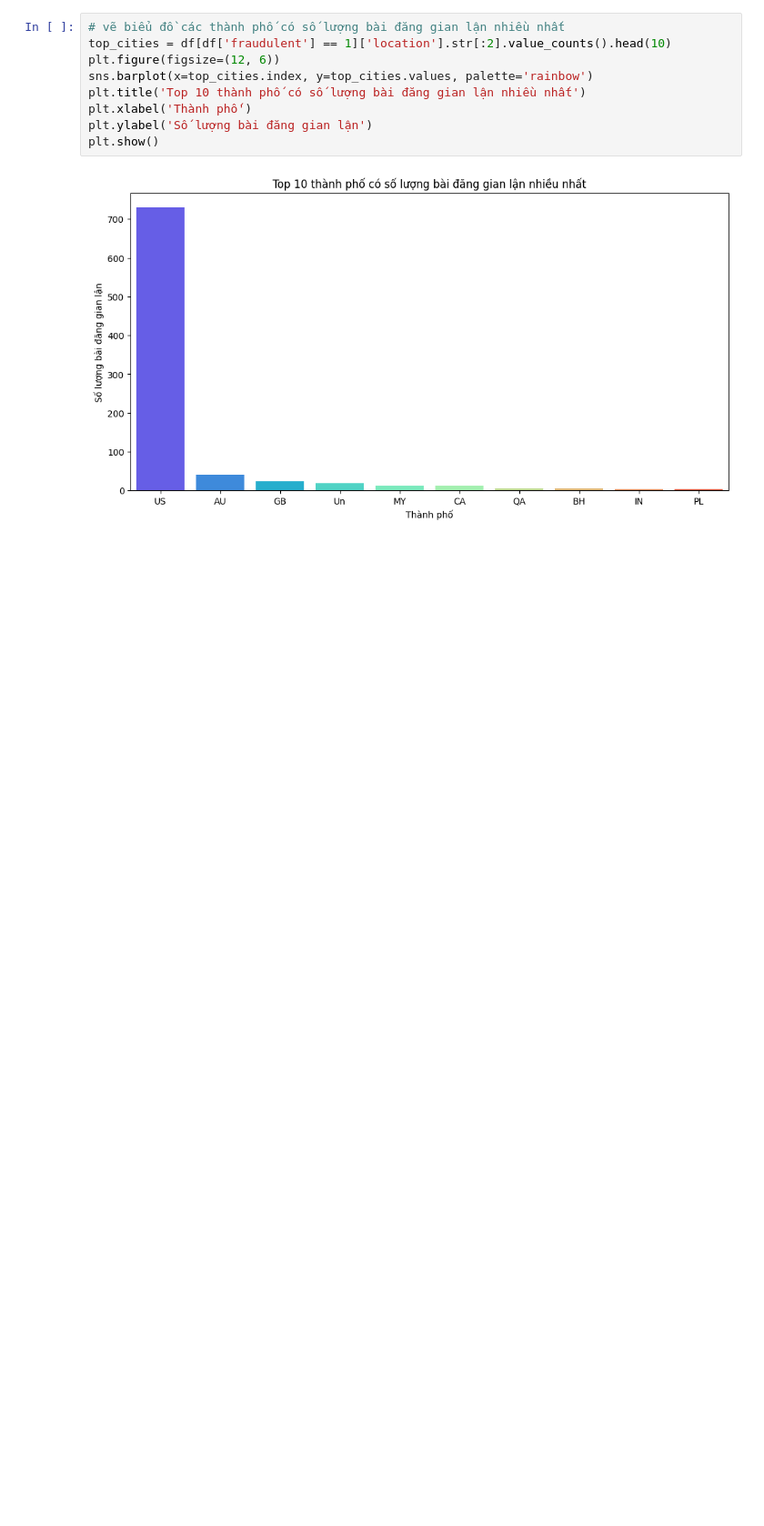
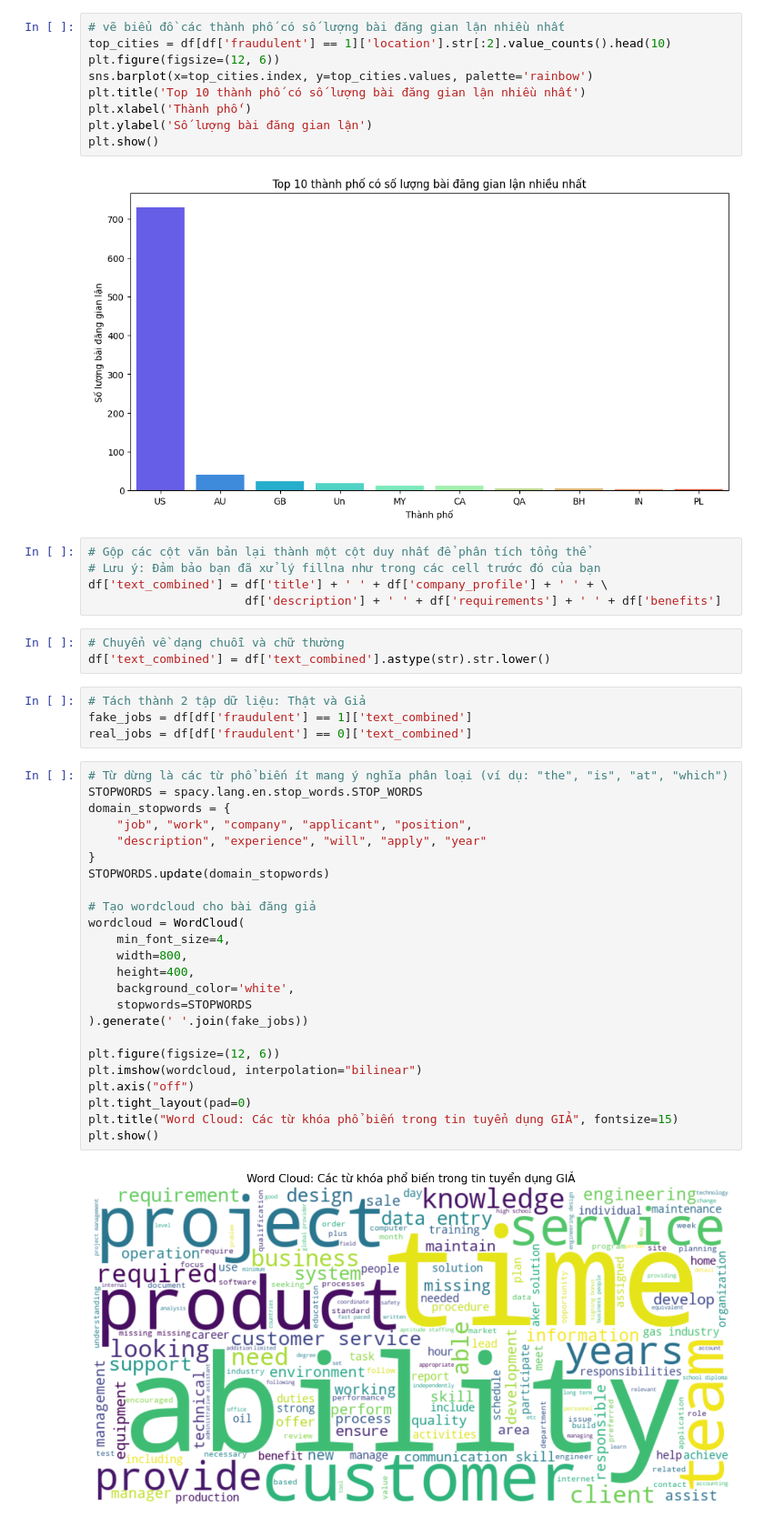
Before and after one commit to thanhlek5/Du-doan-tin-tuyen-dung, a Jupyter notebook: notebooks/Data_Exploration.ipynb, the cells around one changed output. Shown at 91% size. Drawn from its saved outputs; the diff is of its cells as text; blank space fills up the shorter version.

Commit message:
Cập nhật những keyword phân biệt tin Giả & Thật

```diff
--- a/notebooks/Data_Exploration.ipynb
+++ b/notebooks/Data_Exploration.ipynb
@@ -257,3 +261,41 @@ plt.ylabel('Số lượng bài đăng gian lận')
 plt.show()
 # %% [output]
 [figure]
+# %%
+# Gộp các cột văn bản lại thành một cột duy nhất để phân tích tổng thể
+# Lưu ý: Đảm bảo bạn đã xử lý fillna như trong các cell trước đó của bạn
+df['text_combined'] = df['title'] + ' ' + df['company_profile'] + ' ' + \
+                      df['description'] + ' ' + df['requirements'] + ' ' + df['benefits']
+# %%
+# Chuyển về dạng chuỗi và chữ thường
+df['text_combined'] = df['text_combined'].astype(str).str.lower()
+# %%
+# Tách thành 2 tập dữ liệu: Thật và Giả
+fake_jobs = df[df['fraudulent'] == 1]['text_combined']
+real_jobs = df[df['fraudulent'] == 0]['text_combined']
+# %%
+# Từ dừng là các từ phổ biến ít mang ý nghĩa phân loại (ví dụ: "the", "is", "at", "which")
+STOPWORDS = spacy.lang.en.stop_words.STOP_WORDS
+domain_stopwords = {
+    "job", "work", "company", "applicant", "position",
+    "description", "experience", "will", "apply", "year"
+}
+STOPWORDS.update(domain_stopwords)
+
+# Tạo wordcloud cho bài đăng giả
+wordcloud = WordCloud(
+    min_font_size=4,
+    width=800,
+    height=400,
+    background_color='white',
+    stopwords=STOPWORDS
+).generate(' '.join(fake_jobs))
+
+plt.figure(figsize=(12, 6))
+plt.imshow(wordcloud, interpolation="bilinear")
+plt.axis("off")
+plt.tight_layout(pad=0)
+plt.title("Word Cloud: Các từ khóa phổ biến trong tin tuyển dụng GIẢ", fontsize=15)
+plt.show()
+# %% [output]
+[figure, added]
```
Also changed, not shown: parts of 3 cells of this notebook.
